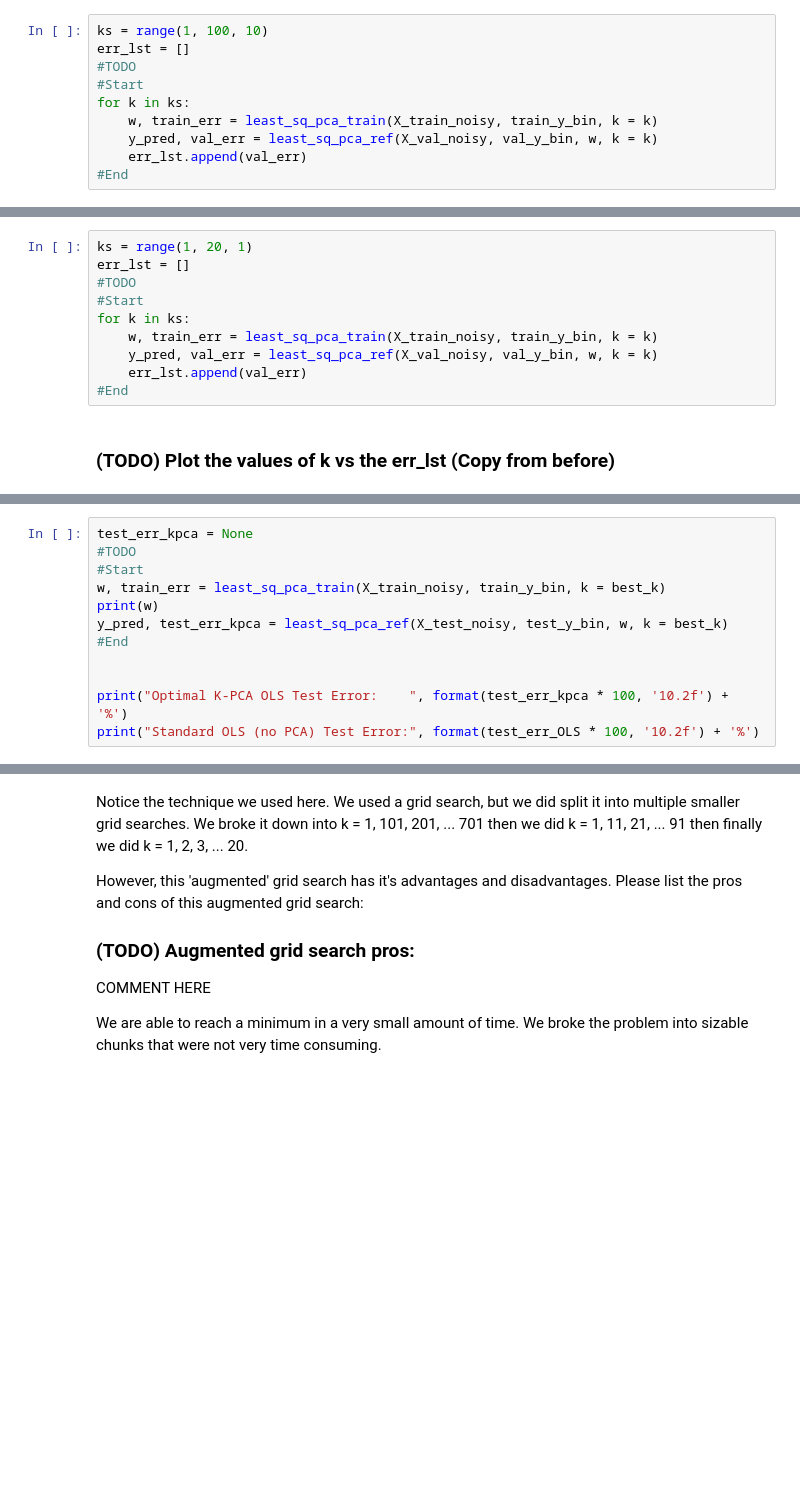
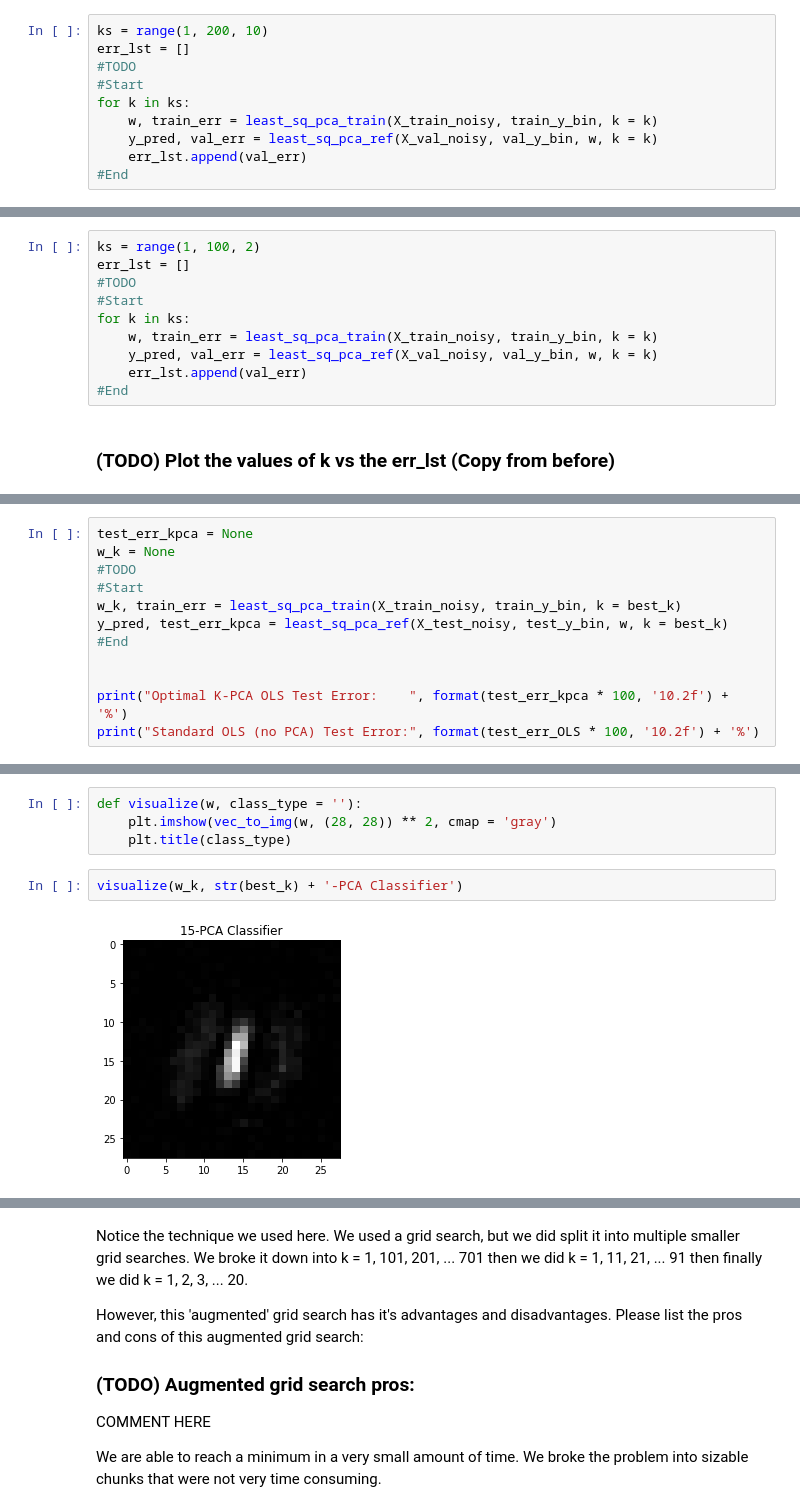
Before and after one commit to danielabrahamgit/Hyper_Parameters_Project_189, a Jupyter notebook: Coding_Assignments/Hyper_Instructor.ipynb, the cells around one changed output, grey strips where cells are left out. Drawn from its saved outputs; the diff is of its cells as text; blank space fills up the shorter version.

```diff
--- a/Coding_Assignments/Hyper_Instructor.ipynb
+++ b/Coding_Assignments/Hyper_Instructor.ipynb
@@ -575,7 +619,7 @@ It seems that the best values of k happen in the beginning. Let us 'thin the her
 
 ### **(TODO) Copy what you have done for the previous part, this time the range is slightly different**
 # %%
-ks = range(1, 100, 10)
+ks = range(1, 200, 10)
 err_lst = []
 #TODO
 #Start
@@ -599,7 +646,7 @@ It seems like we still need to narrow our focus down to everything below 20. Let
 
 ### **(TODO) Copy what you have done for the previous part, this time the range is slightly different**
 # %%
-ks = range(1, 20, 1)
+ks = range(1, 100, 2)
 err_lst = []
 #TODO
 #Start
@@ -632,9 +683,9 @@ And finally, we can see where our best performance happens!
 # %%
 test_err_kpca = None
+w_k = None
 #TODO
 #Start
-w, train_err = least_sq_pca_train(X_train_noisy, train_y_bin, k = best_k)
-print(w)
+w_k, train_err = least_sq_pca_train(X_train_noisy, train_y_bin, k = best_k)
 y_pred, test_err_kpca = least_sq_pca_ref(X_test_noisy, test_y_bin, w, k = best_k)
 #End
 
@@ -647,0 +704,8 @@ We can see that standard OLS was not that different than the optimal K-PCA OLS.
+# %%
+def visualize(w, class_type = ''):
+    plt.imshow(vec_to_img(w, (28, 28)) ** 2, cmap = 'gray')
+    plt.title(class_type)
+# %%
+visualize(w_k, str(best_k) + '-PCA Classifier')
+# %% [output]
+[figure, added]
```
Also changed, not shown: parts of 40 cells of this notebook.
